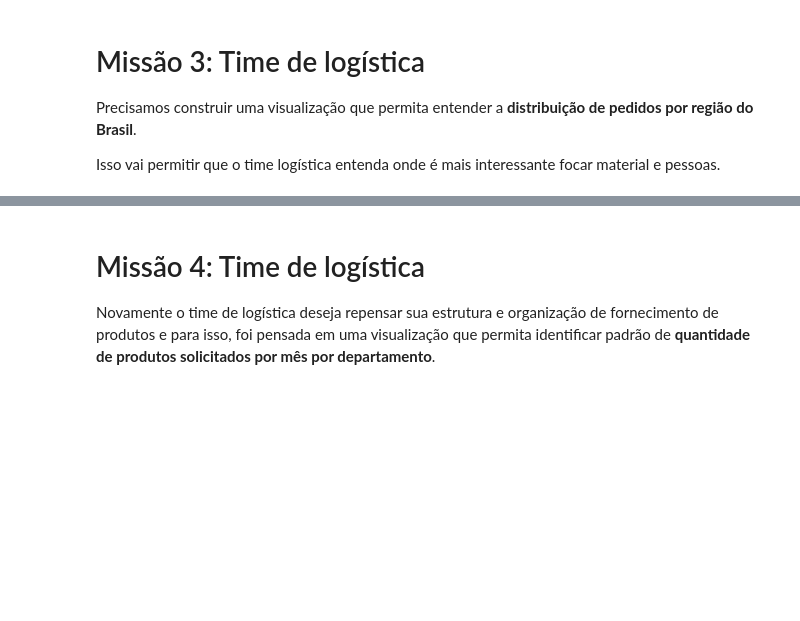
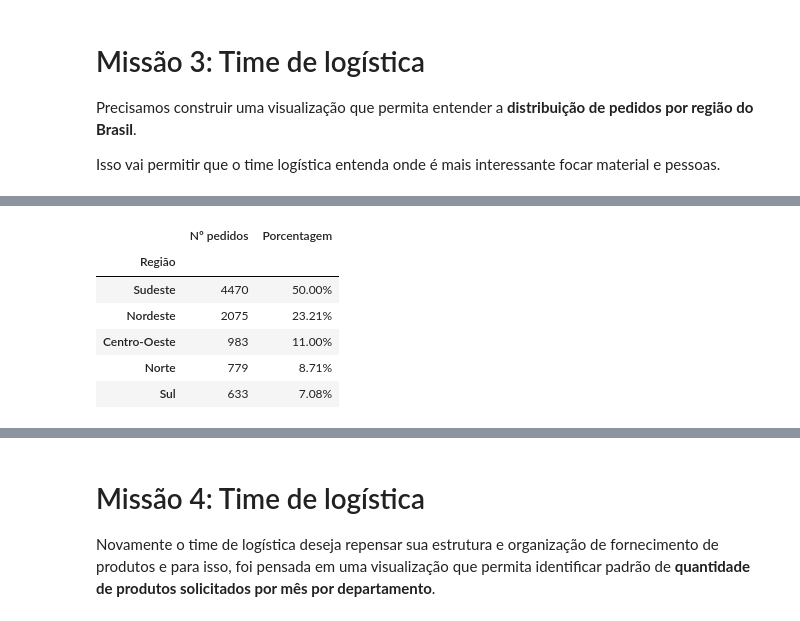
Before and after one commit to lukaswyllis/formacao-avancando-em-data-science-com-python, a Jupyter notebook: Curso 4 - Data Visualization - Estilização de tabelas com Python.ipynb, the cells around one changed output, grey strips where cells are left out. Cells and saved outputs as stored; diff of their text form; code cells hidden in the pictures; blank space fills up the shorter version.

```diff
--- a/Curso 4 - Data Visualization - Estilização de tabelas com Python.ipynb
+++ b/Curso 4 - Data Visualization - Estilização de tabelas com Python.ipynb
@@ -267,0 +346,11 @@ Isso vai permitir que o time logística entenda onde é mais interessante focar
+# %%
+estilo_regiao.format({'Porcentagem': '{:,.2f}%'})\
+             .bar(subset='Porcentagem', vmin=0, vmax=100.0, color='#00AE9D')
+# %% [output]
+|  | Nº pedidos | Porcentagem |
+| Região |  |  |
+| Sudeste | 4470 | 50.00% |
+| Nordeste | 2075 | 23.21% |
+| Centro-Oeste | 983 | 11.00% |
+| Norte | 779 | 8.71% |
+| Sul | 633 | 7.08% |
```
Also changed, not shown: parts of 14 cells of this notebook.
